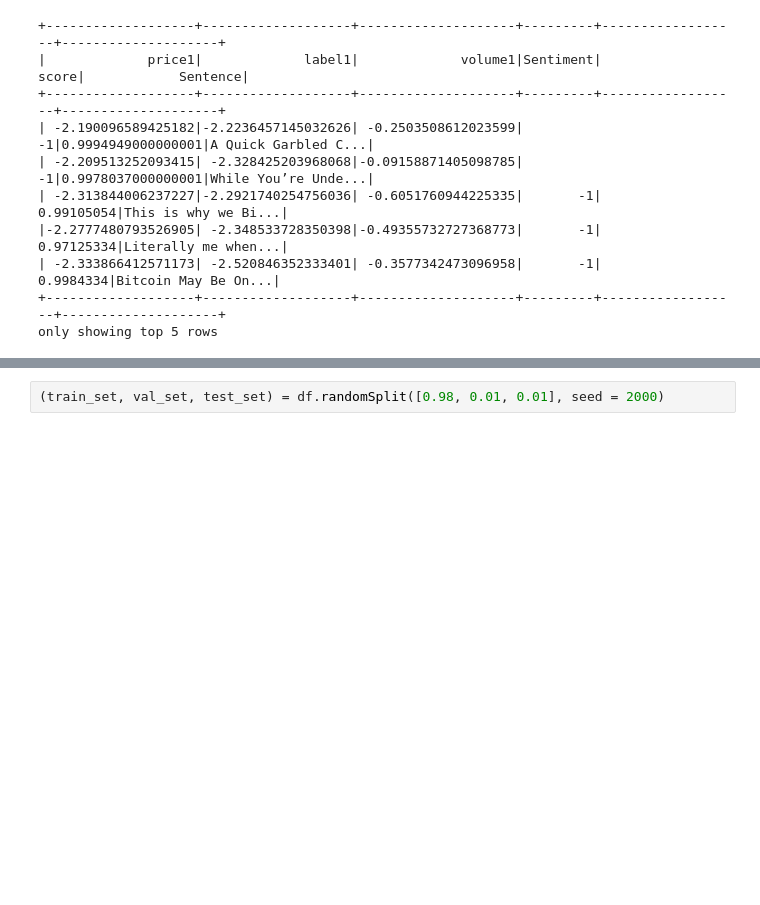
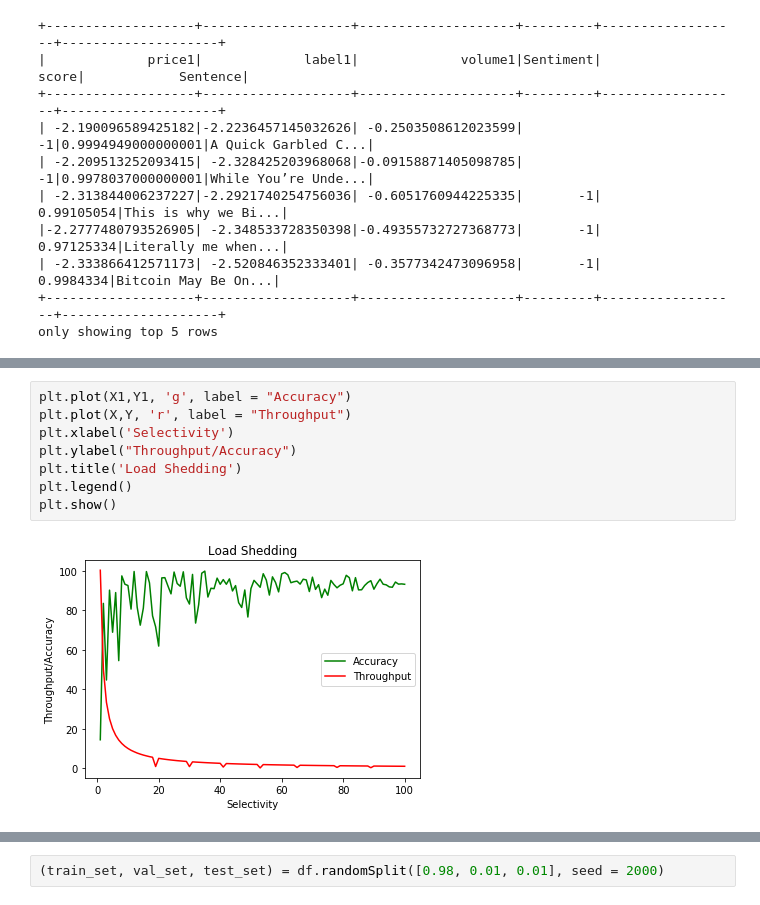
Before and after one commit to vedantdave18/Cryptocurrency-correlation-analysis, a Jupyter notebook: src/pyspark_reddit.ipynb, the cells around one changed output, grey strips where cells are left out. Saved outputs shown, nothing was run; the diff lists cells and outputs as text; blank space fills up the shorter version.

```diff
--- a/src/pyspark_reddit.ipynb
+++ b/src/pyspark_reddit.ipynb
@@ -86,0 +186,10 @@ only showing top 5 rows
+# %%
+plt.plot(X1,Y1, 'g', label = "Accuracy")
+plt.plot(X,Y, 'r', label = "Throughput")
+plt.xlabel('Selectivity')
+plt.ylabel("Throughput/Accuracy")
+plt.title('Load Shedding')
+plt.legend()
+plt.show()
+# %% [output]
+[figure, added]
```
Also changed, not shown: parts of 9 cells of this notebook.
